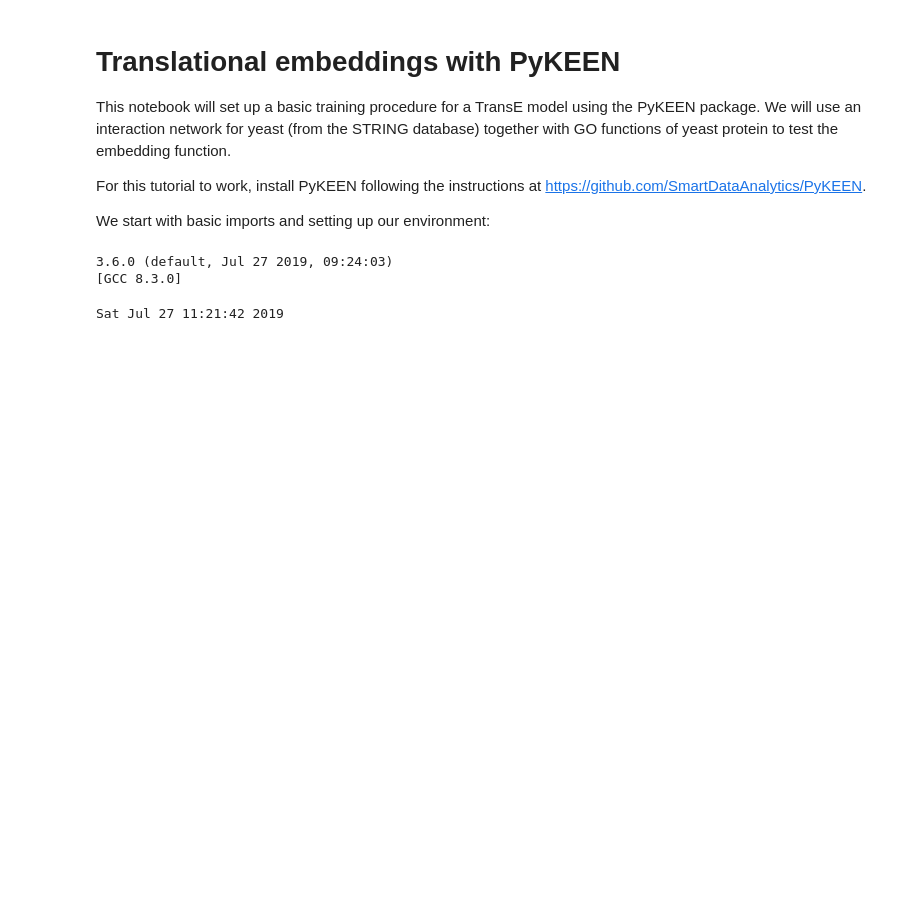
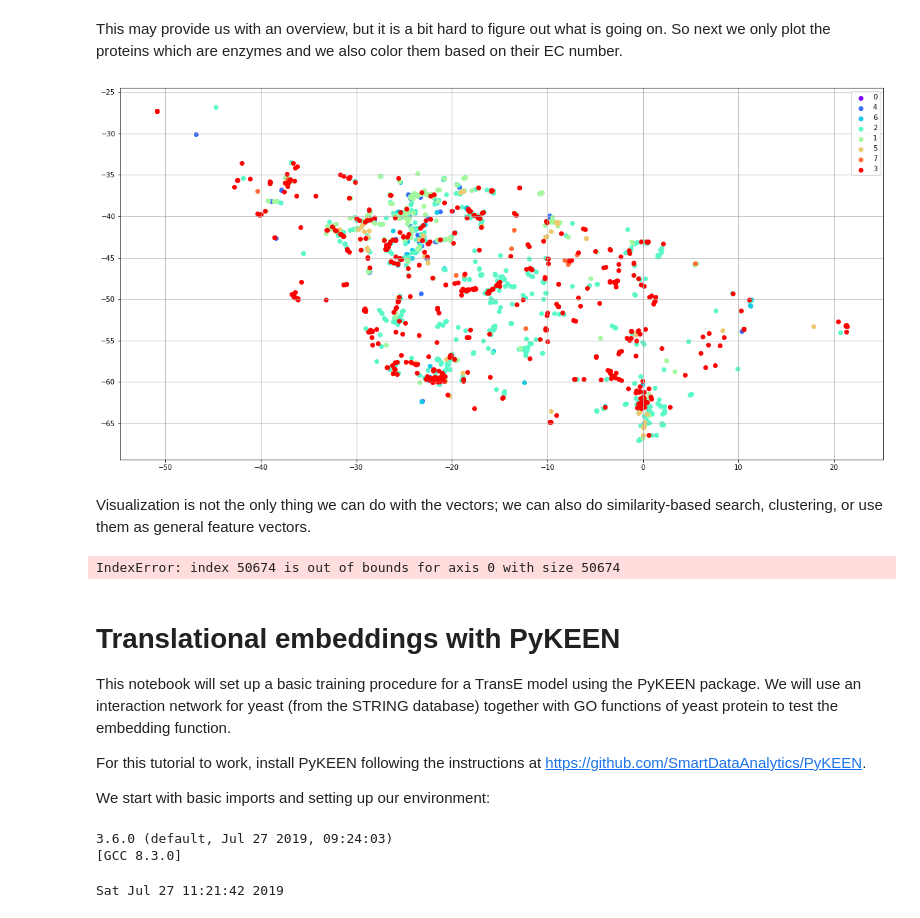
Before and after one commit to bio-ontology-research-group/ontology-tutorial, a Jupyter notebook: transe.ipynb, the cells around one changed output. Cells and saved outputs as stored; diff of their text form; code cells hidden in the pictures; blank space fills up the shorter version.

```diff
--- a/transe.ipynb
+++ b/transe.ipynb
@@ -1,3 +118,66 @@
+# %% [markdown]
+This may provide us with an overview, but it is a bit hard to figure out what is going on. So next we only plot the proteins which are enzymes and we also color them based on their EC number.
+# %%
+with open('data/yeast_ec.tab') as f:
+    next(f)
+    for line in f:
+        it = line.strip().split('\t', -1)
+        if len(it) < 5:
+            continue
+        if it[3]:
+            prot_id = it[3].split(';')[0]
+            prot_id = 'http://{0}'.format(prot_id)
+            ec_numbers[prot_id] = it[4]
+
+classes = {'0': [[], []]}
+for item in nodemap.items():
+    k, v = item
+    if v in ec_numbers:
+        ec = ec_numbers[v].split('.')[0]
+        if ec not in classes:
+            classes[ec] = [[], []]
+        classes[ec][0].append(X[k, 0])
+        classes[ec][1].append(X[k, 1])
+
+colors = iter(cm.rainbow(np.linspace(0, 1, len(classes))))
+fig, ax = plt.subplots(figsize=(20, 10))
+
+for ec, items in classes.items():
+    if ec == '0':
+        continue
+    color = next(colors)
+    ax.scatter(items[0], items[1], color=color, label=ec)
+
+ax.legend()
+ax.grid(True)
+
+plt.show()
+# %% [output]
+[figure, added]
+# %% [markdown]
+Visualization is not the only thing we can do with the vectors; we can also do similarity-based search, clustering, or use them as general feature vectors.
+# %%
+from sklearn.metrics import pairwise_distances
+from scipy.spatial.distance import cosine
+
+query = 'http://4932.YOR234C'
+qemb = ""
+for item in mappings_dict:
+    if mappings_dict[item] == query:
+        qemb = embeds[item]
+
+maxsim = 0.0
+maxent = ""
+for item in mappings_dict:
+    if mappings_dict[item] != query:
+        emb = embeds[item]
+        sim = cosine(emb, qemb)
+        if sim > maxsim:
+            maxsim = sim
+            maxent = mappings_dict[item]
+print(maxent)
+# %% [output]
+IndexError: index 50674 is out of bounds for axis 0 with size 50674
 # %% [markdown]
 # Translational embeddings with PyKEEN
 
```
Also changed, not shown: parts of 13 cells of this notebook, 1 other file.
